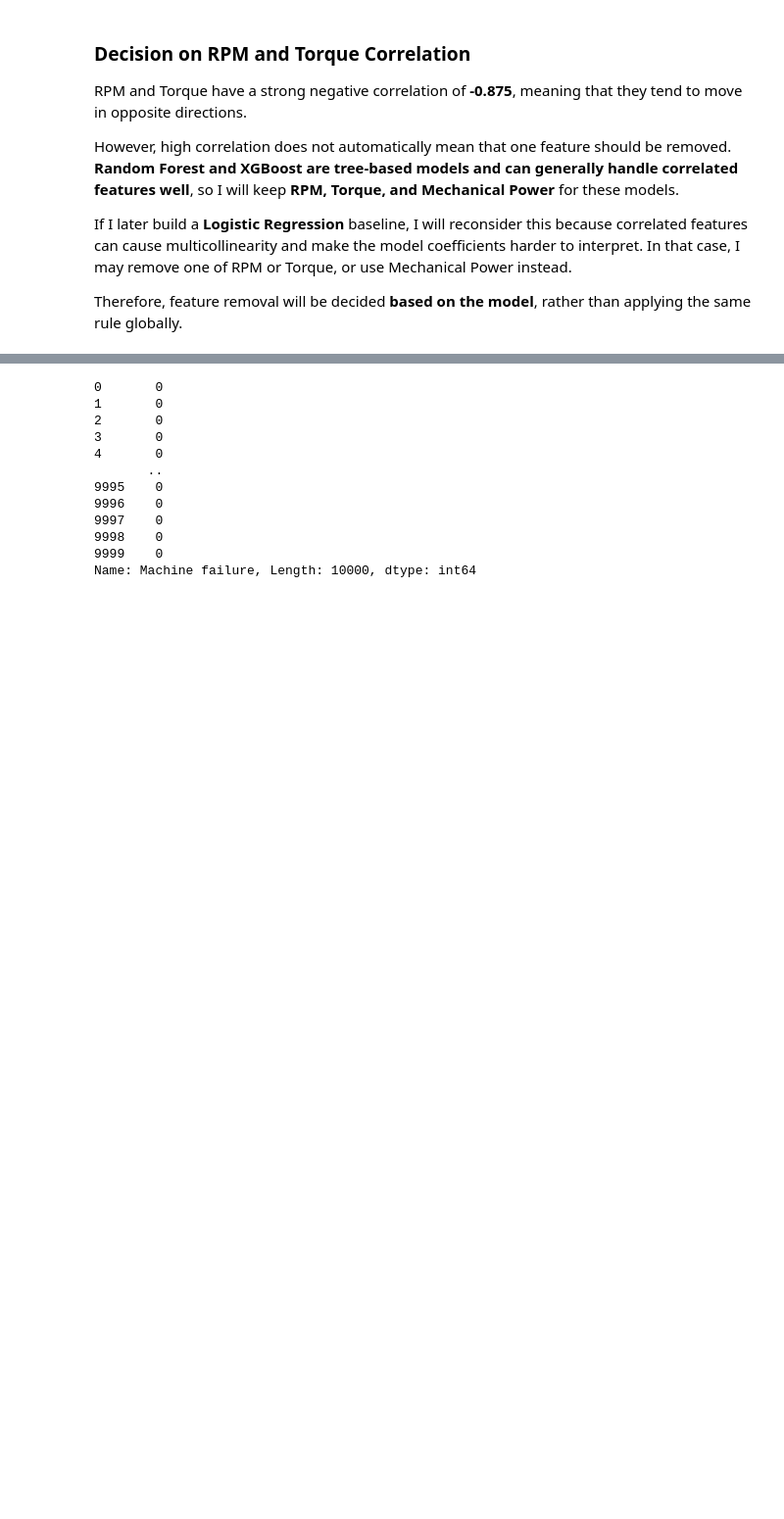
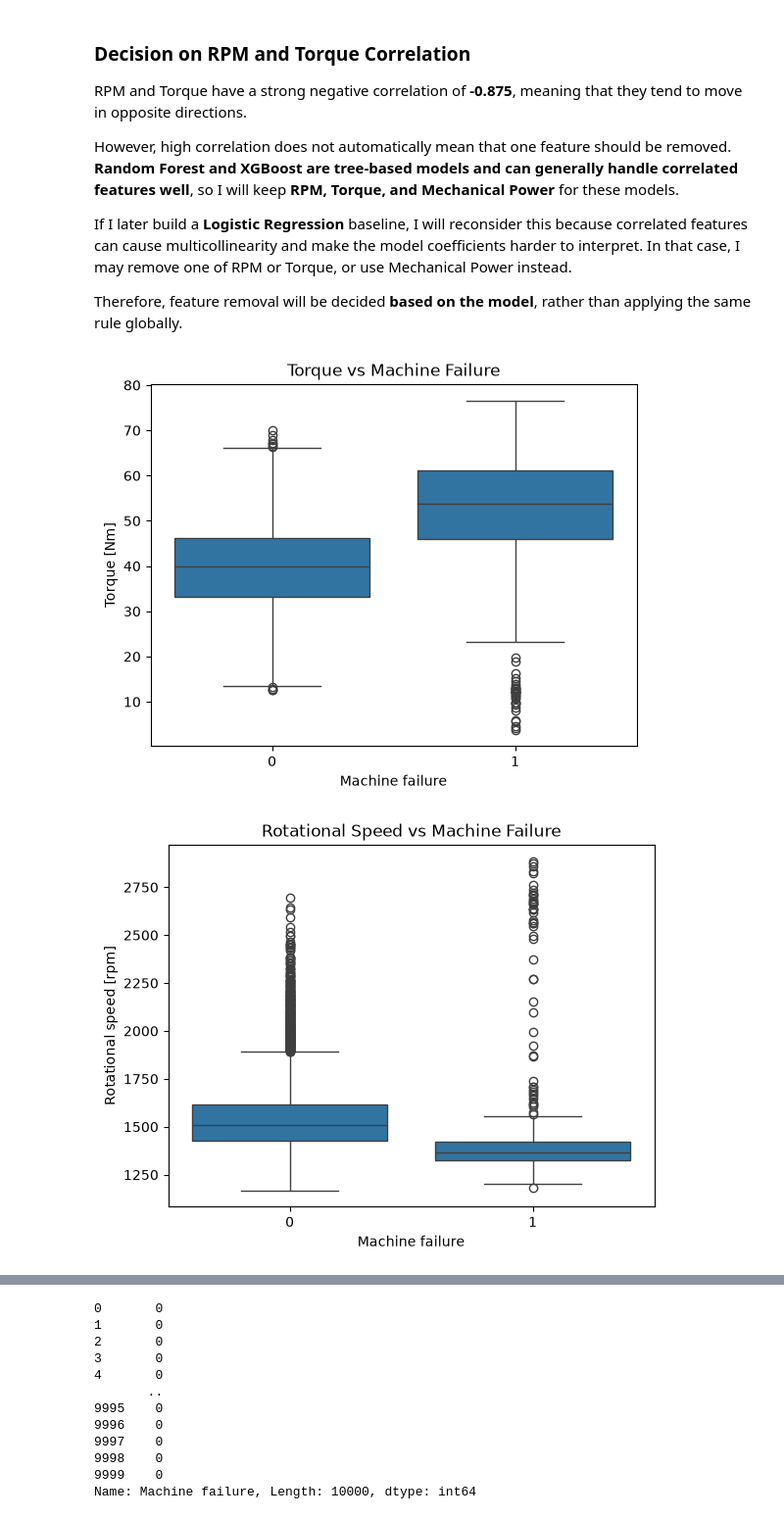
Before and after one commit to sanjayofficialworks-ai/predictive-maintance, a Jupyter notebook: notebooks/eda.ipynb, the cells around one changed output, grey strips where cells are left out. Shown at 98% size. Saved outputs shown, nothing was run; the diff lists cells and outputs as text; code cells hidden in the pictures; blank space fills up the shorter version.

```diff
--- a/notebooks/eda.ipynb
+++ b/notebooks/eda.ipynb
@@ -148,6 +150,13 @@ The hist plot has bacially a bimodal distribution i.e the values are mostly in t
 2]10.8–11.3 K<br>
 # %% [markdown]
 **Mechanical power is approximately normally distributed. Most of the values are around 6,000–7,000 W. The skewness is 0.008, which is very close to zero, so the distribution is almost perfectly symmetric.**
+# %%
+temperature_difference = (
+    df['Process temperature [K]']
+    - df['Air temperature [K]']
+)
+
+df['Temp_diff [K]'] = temperature_difference
 # %%
 import numpy as np
 
@@ -265,11 +274,11 @@ df
 # %% [markdown]
 change the ordinal type to catogorical
 # %%
-df['Type']=df['Type'].map({
-    'M':0,
-    'L':1,
-    'H':2
-})
+# df['Type']=df['Type'].map({
+#     'L':0,
+#     'M':1,
+#     'H':2
+# })
 df
 # %% [output]
 |  | Type | Air temperature [K] | Process temperature [K] | Rotational speed [rpm] | Torque [Nm] | ... |
@@ -295,3 +304,26 @@ However, high correlation does not automatically mean that one feature should be
 If I later build a **Logistic Regression** baseline, I will reconsider this because correlated features can cause multicollinearity and make the model coefficients harder to interpret. In that case, I may remove one of RPM or Torque, or use Mechanical Power instead.
 
 Therefore, feature removal will be decided **based on the model**, rather than applying the same rule globally.
+# %%
+sns.boxplot(x='Machine failure', y='Torque [Nm]', data=df)
+plt.title('Torque vs Machine Failure')
+plt.show()
+
+sns.boxplot(x='Machine failure', y='Rotational speed [rpm]', data=df)
+plt.title('Rotational Speed vs Machine Failure')
+plt.show()
+
+sns.boxplot(x='Machine failure', y='Air temperature [K]', data=df)
+plt.title('Air Temperature vs Machine Failure')
+plt.show()
+
+sns.boxplot(x='Machine failure', y='Process temperature [K]', data=df)
+plt.title('Process Temperature vs Machine Failure')
+plt.show()
+
+sns.boxplot(x='Machine failure', y='Tool wear [min]', data=df)
+plt.title('Tool Wear vs Machine Failure')
+plt.show()
+# %% [output]
+[figure, added]
+[figure, added]
```
Also changed, not shown: parts of 9 cells of this notebook.
